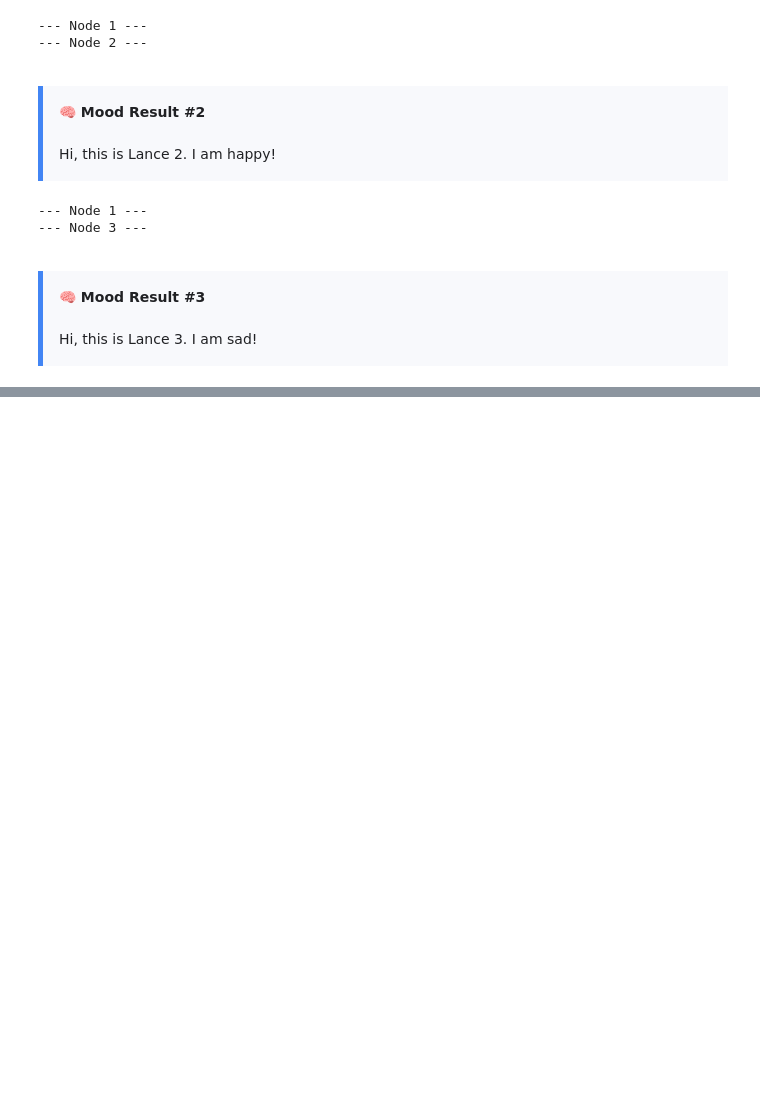
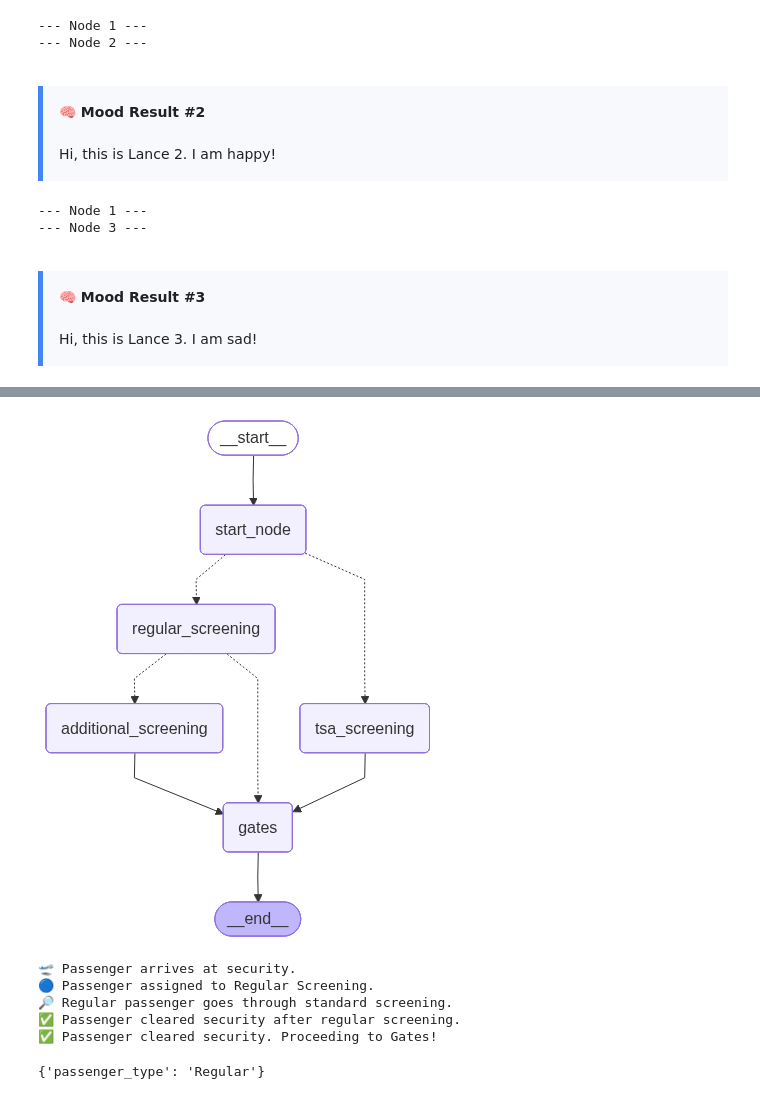
Before and after one commit to lambdabypi/AppliedGenAIIE5374, a Jupyter notebook: M10_Lab1_LangGraph_Intro.ipynb, the cells around one changed output, grey strips where cells are left out. Drawn from its saved outputs; the diff is of its cells as text; code cells hidden in the pictures; blank space fills up the shorter version.

```diff
--- a/M10_Lab1_LangGraph_Intro.ipynb
+++ b/M10_Lab1_LangGraph_Intro.ipynb
@@ -368,7 +368,6 @@ from typing import Literal
 import random
 from IPython.display import Image, display
 from langgraph.graph import StateGraph, START, END
-
 
 # 🎯 Define the State Schema
 class AirportState(TypedDict):
@@ -383,11 +382,13 @@ def start_node(state: AirportState) -> AirportState:
 def tsa_screening(state: AirportState) -> AirportState:
     """TSA PreCheck passengers go through expedited screening."""
     print("🟢 TSA PreCheck passenger goes through expedited screening.")
+    state["passenger_type"] = "TSA PreCheck"
     return state
 
 def regular_screening(state: AirportState) -> AirportState:
     """Regular passengers go through standard screening."""
     print("🔎 Regular passenger goes through standard screening.")
+    state["passenger_type"] = "Regular"
     return state
 
 def additional_screening(state: AirportState) -> AirportState:
@@ -399,53 +400,61 @@ def gates(state: AirportState) -> AirportState:
     """All passengers proceed to the boarding gates."""
     print("✅ Passenger cleared security. Proceeding to Gates!")
     return state
 
 # 🔀 Define the First Decision Function (TSA or Regular)
-def assign_passenger_type(state: AirportState) -> Literal["TSA Precheck", "Regular"]:
+def assign_passenger_type(state: AirportState) -> Literal["tsa_screening", "regular_screening"]:
     """Randomly assigns passengers to TSA PreCheck (20%) or Regular (80%)."""
-    if random.random() < 21:
+    if random.random() < 0.2:
         print("🟢 Passenger assigned to TSA PreCheck.")
         return "tsa_screening"
     else:
         print("🔵 Passenger assigned to Regular Screening.")
         return "regular_screening"
 
 # 🔀 Define the Second Decision Function (Regular -> Additional Screening or Gates)
-def additional_screening_decision(state: AirportState) -> -------["-------", "-------"]:
+def additional_screening_decision(state: AirportState) -> Literal["additional_screening", "gates"]:
     """10% of regular passengers go to additional screening, while 90% proceed to gates."""
-    if random.random() < 11:
+    if random.random() < 0.1:
         print("⚠️ Passenger selected for additional screening.")
-        return "-------"
+        return "additional_screening"
     else:
         print("✅ Passenger cleared security after regular screening.")
-        return "-------"
+        return "gates"
 
 # 🏗️ Build the Graph
-builder = StateGraph(-------)
+builder = StateGraph(AirportState)
 
 # 🔵 Add Nodes
-builder.-------("start_node", -------)
-builder.add_node("tsa_screening", -------)
-builder.add_node("regular_screening", -------)
-builder.add_node("additional_screening", -------)
-builder.add_node("gates", -------)
+builder.add_node("start_node", start_node)
+builder.add_node("tsa_screening", tsa_screening)
+builder.add_node("regular_screening", regular_screening)
+builder.add_node("additional_screening", additional_screening)
+builder.add_node("gates", gates)
 
 # 🔗 Define Graph Flow (Edges)
-builder.-------(START, "-------")
-builder.add_conditional_edges("start_node", -------)
-builder.add_edge("tsa_screening", "-------")
-builder.add_conditional_edges("regular_screening", -------)
-builder.add_edge("additional_screening", "-------")
+builder.add_edge(START, "start_node")
+builder.add_conditional_edges("start_node", assign_passenger_type)
+builder.add_edge("tsa_screening", "gates")
+builder.add_conditional_edges("regular_screening", additional_screening_decision)
+builder.add_edge("additional_screening", "gates")
 builder.add_edge("gates", END)
 
 # ✅ Compile the Graph
-graph = builder.-------
+graph = builder.compile()
 
 # 🖼️ Visualize the Graph
-display(Image(graph.get_graph().-------))
+display(Image(graph.get_graph().draw_mermaid_png()))
 
 # 🚀 Run the Graph
-graph.-------({})
+graph.invoke({})
+# %% [output]
+[figure, added]
+🛫 Passenger arrives at security.
+🔵 Passenger assigned to Regular Screening.
+🔎 Regular passenger goes through standard screening.
+✅ Passenger cleared security after regular screening.
+✅ Passenger cleared security. Proceeding to Gates!
+{'passenger_type': 'Regular'}
 # %%
 # # 🔄 Test your code: Refresh this cell to see how the model works on different scenarios
 
```
Also changed, not shown: parts of 1 cell of this notebook.
